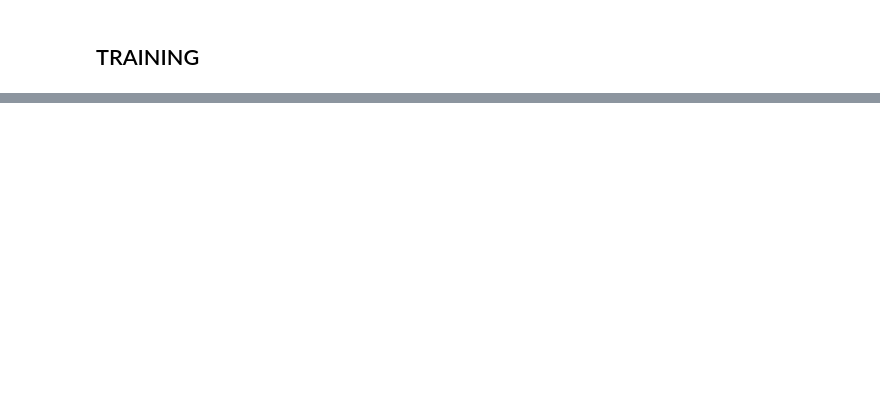
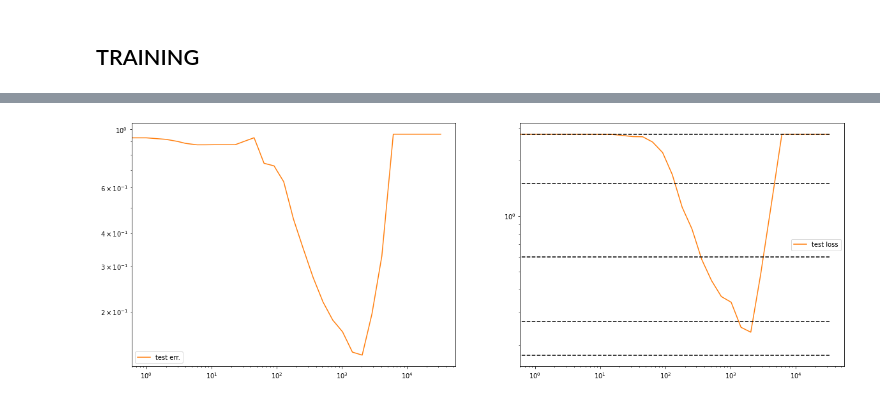
Before and after one commit to fracagnetta/random-hierarchy-model, a Jupyter notebook: test_Init&Training.ipynb, the cells around one changed output, grey strips where cells are left out. Drawn from its saved outputs; the diff is of its cells as text; code cells hidden in the pictures; blank space fills up the shorter version.

```diff
--- a/test_Init&Training.ipynb
+++ b/test_Init&Training.ipynb
@@ -198,6 +176,6 @@ Wall time: 15 s
 # %%
 # config.print_freq = 256
-config.save_freq = 3
+# config.save_freq = 2
 
 print_ckpts, save_ckpts = init.init_loglinckpt( config.print_freq, config.max_iters, freq=config.save_freq)
 print_ckpt = next(print_ckpts)
@@ -243,8 +221,12 @@ for epoch in range(config.max_epochs):
 
                     print(f'Checkpoint at step {step}, saving data ...')
 
-                    train_loss, train_acc = measures.test(model, train_loader, config.device)
-                    save_dict = {'t': step, 'trainloss': train_loss, 'trainacc': train_acc, 'testloss': test_loss, 'testacc': test_acc}
+                    if config.max_epochs==1:
+                        save_dict = {'t': step, 'testloss': test_loss, 'testacc': test_acc}
+                    else:
+                        train_loss, train_acc = measures.test(model, train_loader, config.device)
+                        save_dict = {'t': step, 'trainloss': train_loss, 'trainacc': train_acc, 'testloss': test_loss, 'testacc': test_acc}
+
                     if config.bonus:
                         if 'synonyms' in config.bonus:
                             save_dict['synonyms'] = measures.sensitivity( model, config.bonus['features'], config.bonus['synonyms'], config.device)
@@ -256,8 +238,12 @@ for epoch in range(config.max_epochs):
 
     if (running_loss/(batch_idx+1)) <= config.loss_threshold:
 
-        train_loss, train_acc = measures.test(model, train_loader, config.device)
-        save_dict = {'t': step, 'trainloss': train_loss, 'trainacc': train_acc, 'testloss': test_loss, 'testacc': test_acc}
+        if config.max_epochs==1:
+            save_dict = {'t': step, 'testloss': test_loss, 'testacc': test_acc}
+        else:
+            train_loss, train_acc = measures.test(model, train_loader, config.device)
+            save_dict = {'t': step, 'trainloss': train_loss, 'trainacc': train_acc, 'testloss': test_loss, 'testacc': test_acc}
+
         if config.bonus:
             if 'synonyms' in config.bonus:
                 save_dict['synonyms'] = measures.sensitivity( model, config.bonus['features'], config.bonus['synonyms'], config.device)
@@ -281,36 +274,40 @@ Checkpoint at step 5, saving data ...
 import math
 
 fig, ax = plt.subplots(1, 2, figsize=(20,7))
 
-ax[0].plot([d['t'] for d in dynamics], [1.-d['trainacc'] for d in dynamics], f'C0', label='training err.')
 ax[0].plot([d['t'] for d in dynamics], [1.-d['testacc'] for d in dynamics], f'C1', label='test err.')
+if config.max_epochs > 1:
+    ax[0].plot([d['t'] for d in dynamics], [1.-d['trainacc'] for d in dynamics], f'C0', label='training err.')
 
-ax[1].plot([d['t'] for d in dynamics], [d['trainloss'] for d in dynamics], f'C0', label='training loss')
 ax[1].plot([d['t'] for d in dynamics], [d['testloss'] for d in dynamics], f'C1', label='test loss')
+if config.max_epochs > 1:
+    ax[1].plot([d['t'] for d in dynamics], [d['trainloss'] for d in dynamics], f'C0', label='training loss')
 
 L = config.num_layers
 v = config.num_features
 m = config.num_synonyms
 s = config.tuple_size
 time = [d['t'] for d in dynamics]
 
-ngram_losses = [math.log(config.num_features), 1.4926, 0.5973, 0.2686] #v=16, m=4
+ngram_losses = [math.log(config.num_features), 1.4926, 0.5973, 0.2686, 0.1758] #v=16, m=4
 # ngram_losses = [math.log(config.num_features), 2.1266, 1.0060, 0.4300, 0.2491, 0.2025, 0.1911, 0.1883, 0.1876] # v = 32, m = 8
 
 for k in range(L+1):
     # compatible = (v-1)*((v**s-m*v)/(v**s-1-m*(v-1)))*((m*(v-1))/(v**s-1))**k + (v-1)*(m-1)/(v**s-1-m*(v-1))
     # ax[1].plot([t for t in time], [math.log(1+compatible) for t in time], 'k--')
     ax[1].plot([t for t in time], [ngram_losses[k] for t in time], 'k--')
 
 
 ax[0].legend()
 ax[0].set_xscale('log')
 ax[0].set_yscale('log')
 
 ax[1].legend()
 ax[1].set_xscale('log')
 ax[1].set_yscale('log')
 # ax[1].set_ylim(1e-1,1e1)
+# %% [output]
+[figure, added]
 # %%
 if config.bonus:
     if 'synonyms' in config.bonus:
```
Also changed, not shown: parts of 10 cells of this notebook, 2 other files.
